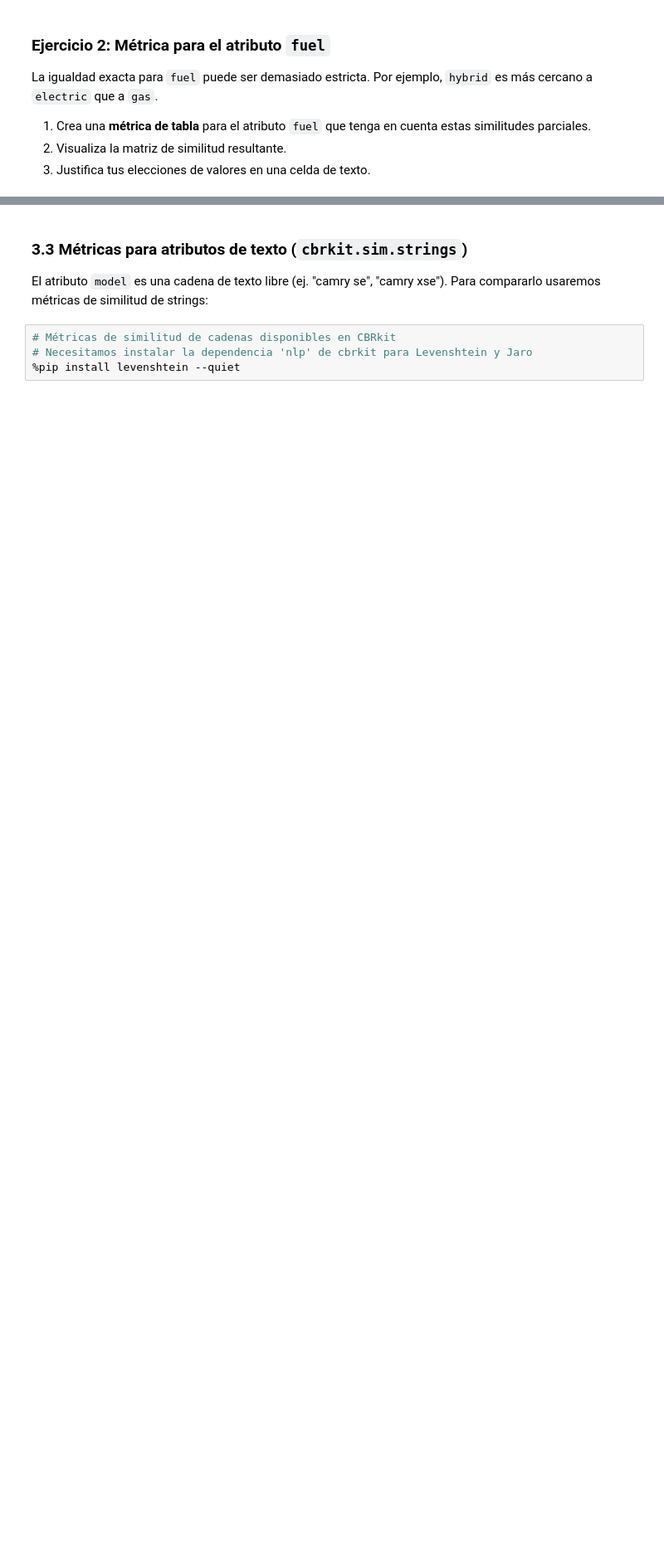
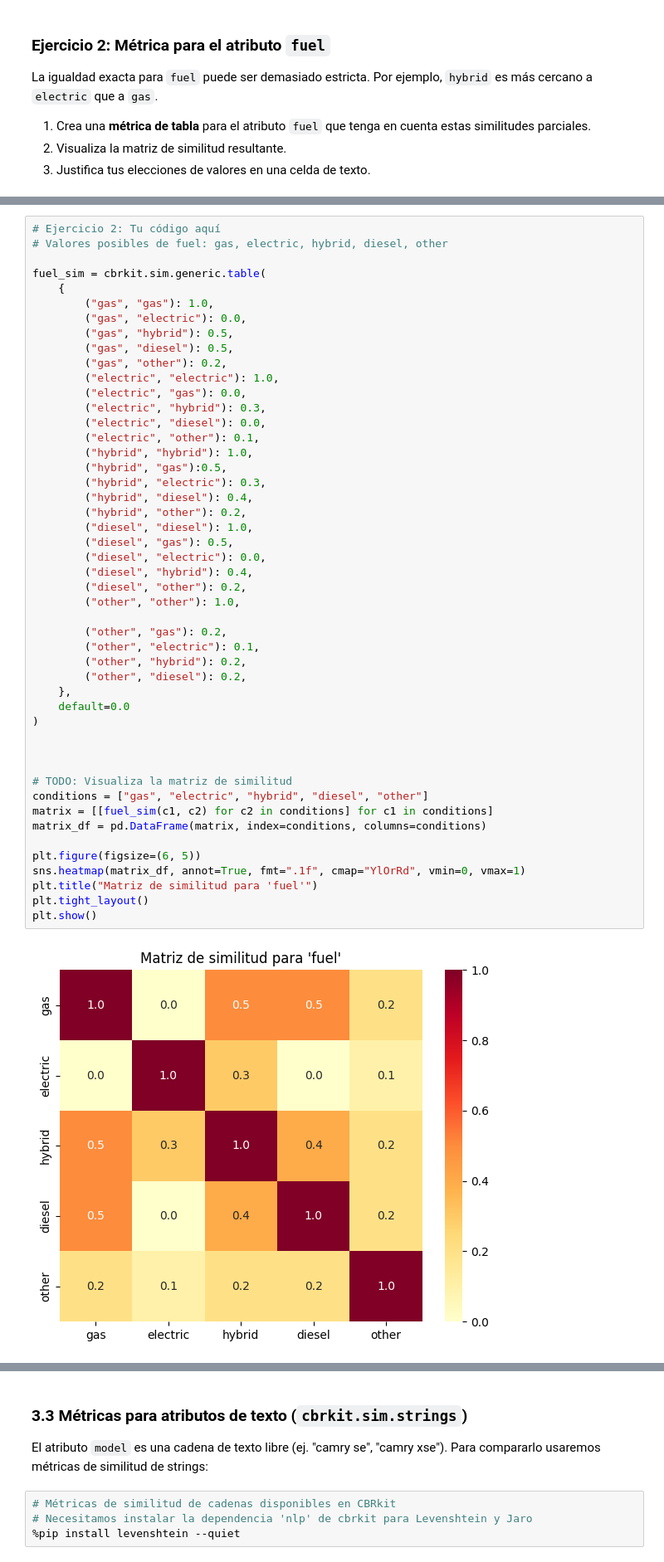
Before and after one commit to adrizz8/IC-2026, a Jupyter notebook: Practica 4/notebook_10_cbrkit.ipynb, the cells around one changed output, grey strips where cells are left out. Shown at 83% size. Saved outputs shown, nothing was run; the diff lists cells and outputs as text; blank space fills up the shorter version.

```diff
--- a/Practica 4/notebook_10_cbrkit.ipynb
+++ b/Practica 4/notebook_10_cbrkit.ipynb
@@ -417,0 +428,50 @@ fuel_sim = cbrkit.sim.generic.table(
+# %%
+# Ejercicio 2: Tu código aquí
+# Valores posibles de fuel: gas, electric, hybrid, diesel, other
+
+fuel_sim = cbrkit.sim.generic.table(
+    {
+        ("gas", "gas"): 1.0,
+        ("gas", "electric"): 0.0,
+        ("gas", "hybrid"): 0.5,
+        ("gas", "diesel"): 0.5,
+        ("gas", "other"): 0.2,
+        ("electric", "electric"): 1.0,
+        ("electric", "gas"): 0.0,
+        ("electric", "hybrid"): 0.3,
+        ("electric", "diesel"): 0.0,
+        ("electric", "other"): 0.1,
+        ("hybrid", "hybrid"): 1.0,
+        ("hybrid", "gas"):0.5,
+        ("hybrid", "electric"): 0.3,
+        ("hybrid", "diesel"): 0.4,
+        ("hybrid", "other"): 0.2,
+        ("diesel", "diesel"): 1.0,
+        ("diesel", "gas"): 0.5,
+        ("diesel", "electric"): 0.0,
+        ("diesel", "hybrid"): 0.4,
+        ("diesel", "other"): 0.2,
+        ("other", "other"): 1.0,
+
+        ("other", "gas"): 0.2,
+        ("other", "electric"): 0.1,
+        ("other", "hybrid"): 0.2,
+        ("other", "diesel"): 0.2,
+    },
+    default=0.0
+)
+
+
+
+# TODO: Visualiza la matriz de similitud
+conditions = ["gas", "electric", "hybrid", "diesel", "other"]
+matrix = [[fuel_sim(c1, c2) for c2 in conditions] for c1 in conditions]
+matrix_df = pd.DataFrame(matrix, index=conditions, columns=conditions)
+
+plt.figure(figsize=(6, 5))
+sns.heatmap(matrix_df, annot=True, fmt=".1f", cmap="YlOrRd", vmin=0, vmax=1)
+plt.title("Matriz de similitud para 'fuel'")
+plt.tight_layout()
+plt.show()
+# %% [output]
+[figure, added]
```
Also changed, not shown: parts of 16 cells of this notebook.
